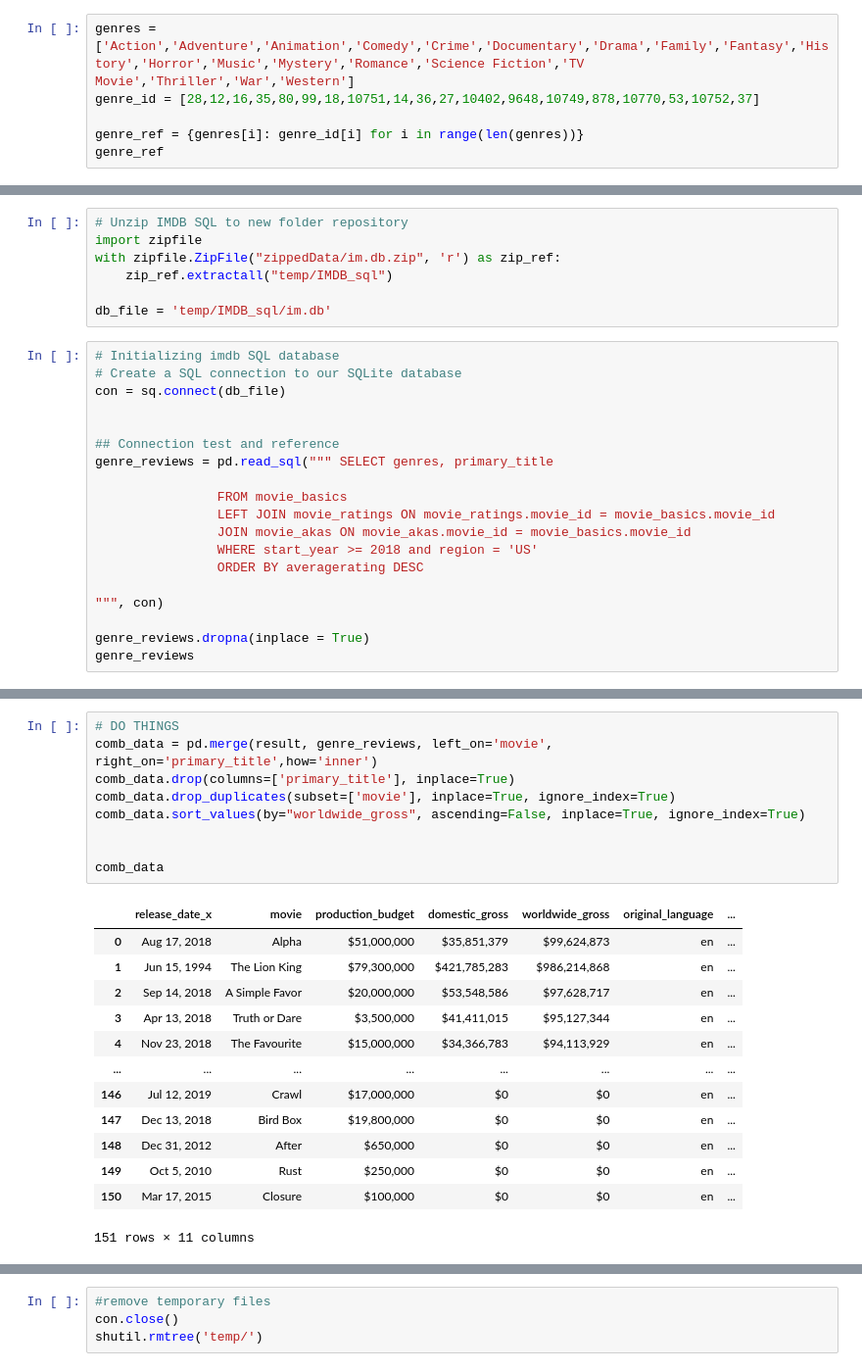
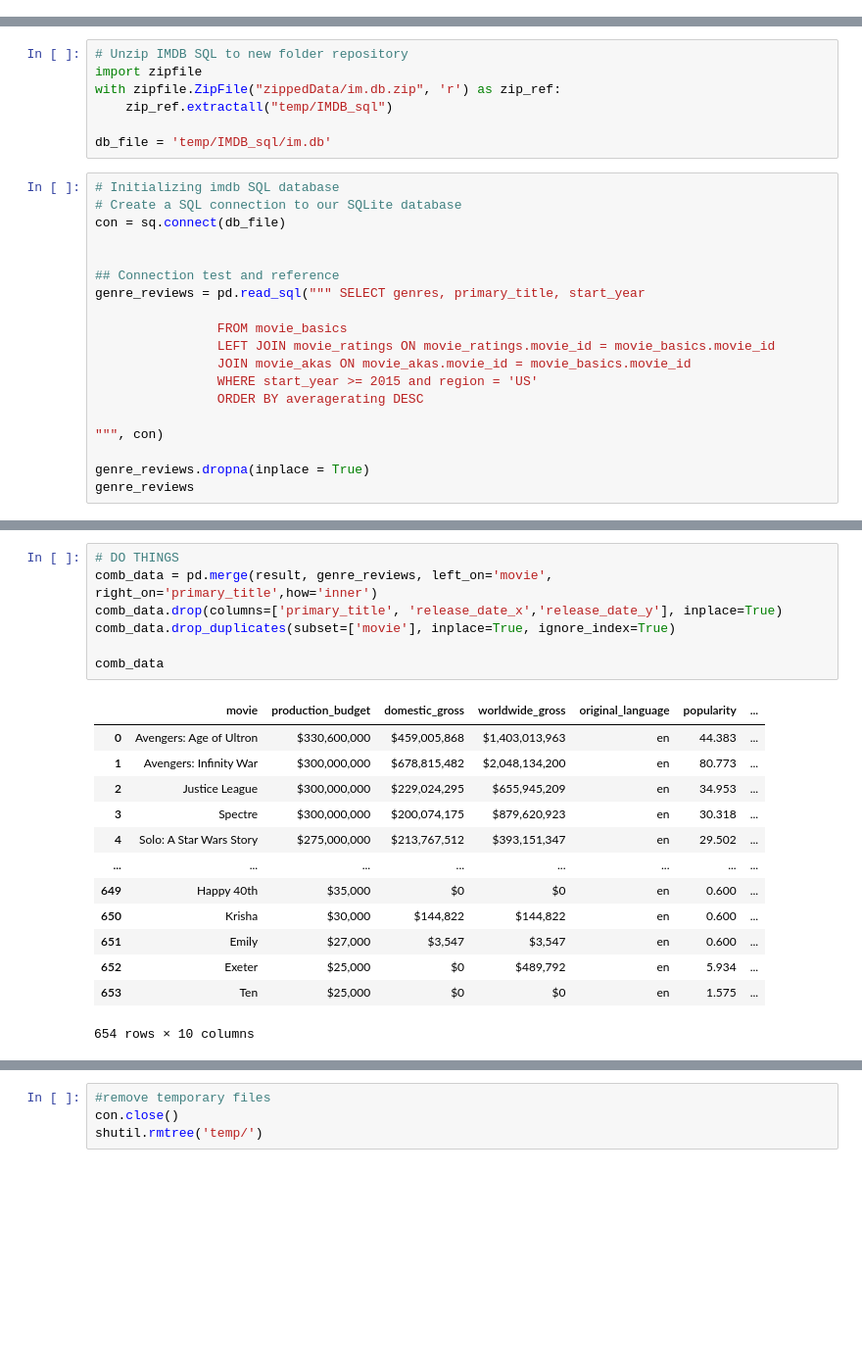
Before and after one commit to timiadejumo/phase1_group_project, a Jupyter notebook: br_budget_analysis.ipynb, the cells around one changed output, grey strips where cells are left out. Shown: that part at 98% size. Drawn from its saved outputs; the diff is of its cells as text; blank space fills up the shorter version.

Commit message:
Create plotting functions. Finish data cleaning

```diff
--- a/br_budget_analysis.ipynb
+++ b/br_budget_analysis.ipynb
@@ -33,9 +36,3 @@ for list_ in genre_ids:
     temp_item = genre_ids[counter].strip('][').split(', ')
     genre_list.append(temp_item)
     counter += 1
-# %%
-genres = ['Action','Adventure','Animation','Comedy','Crime','Documentary','Drama','Family','Fantasy','History','Horror','Music','Mystery','Romance','Science Fiction','TV Movie','Thriller','War','Western']
-genre_id = [28,12,16,35,80,99,18,10751,14,36,27,10402,9648,10749,878,10770,53,10752,37]
-
-genre_ref = {genres[i]: genre_id[i] for i in range(len(genres))}
-genre_ref
@@ -119,12 +96,12 @@ con = sq.connect(db_file)
 
 
 ## Connection test and reference
-genre_reviews = pd.read_sql(""" SELECT genres, primary_title
+genre_reviews = pd.read_sql(""" SELECT genres, primary_title, start_year
 
                 FROM movie_basics
                 LEFT JOIN movie_ratings ON movie_ratings.movie_id = movie_basics.movie_id
                 JOIN movie_akas ON movie_akas.movie_id = movie_basics.movie_id
-                WHERE start_year >= 2018 and region = 'US'
+                WHERE start_year >= 2015 and region = 'US'
                 ORDER BY averagerating DESC
 
 """, con)
@@ -148,23 +125,21 @@ genre_reviews
 # %%
 # DO THINGS
 comb_data = pd.merge(result, genre_reviews, left_on='movie', right_on='primary_title',how='inner')
-comb_data.drop(columns=['primary_title'], inplace=True)
+comb_data.drop(columns=['primary_title', 'release_date_x','release_date_y'], inplace=True)
 comb_data.drop_duplicates(subset=['movie'], inplace=True, ignore_index=True)
-comb_data.sort_values(by="worldwide_gross", ascending=False, inplace=True, ignore_index=True)
-
 
 comb_data
 # %% [output]
-|  | release_date_x | movie | production_budget | domestic_gross | worldwide_gross | original_language | ... |
-| 0 | Aug 17, 2018 | Alpha | $51,000,000 | $35,851,379 | $99,624,873 | en | ... |
-| 1 | Jun 15, 1994 | The Lion King | $79,300,000 | $421,785,283 | $986,214,868 | en | ... |
-| 2 | Sep 14, 2018 | A Simple Favor | $20,000,000 | $53,548,586 | $97,628,717 | en | ... |
-| 3 | Apr 13, 2018 | Truth or Dare | $3,500,000 | $41,411,015 | $95,127,344 | en | ... |
-| 4 | Nov 23, 2018 | The Favourite | $15,000,000 | $34,366,783 | $94,113,929 | en | ... |
+|  | movie | production_budget | domestic_gross | worldwide_gross | original_language | popularity | ... |
+| 0 | Avengers: Age of Ultron | $330,600,000 | $459,005,868 | $1,403,013,963 | en | 44.383 | ... |
+| 1 | Avengers: Infinity War | $300,000,000 | $678,815,482 | $2,048,134,200 | en | 80.773 | ... |
+| 2 | Justice League | $300,000,000 | $229,024,295 | $655,945,209 | en | 34.953 | ... |
+| 3 | Spectre | $300,000,000 | $200,074,175 | $879,620,923 | en | 30.318 | ... |
+| 4 | Solo: A Star Wars Story | $275,000,000 | $213,767,512 | $393,151,347 | en | 29.502 | ... |
 | ... | ... | ... | ... | ... | ... | ... | ... |
-| 146 | Jul 12, 2019 | Crawl | $17,000,000 | $0 | $0 | en | ... |
-| 147 | Dec 13, 2018 | Bird Box | $19,800,000 | $0 | $0 | en | ... |
-| 148 | Dec 31, 2012 | After | $650,000 | $0 | $0 | en | ... |
-| 149 | Oct 5, 2010 | Rust | $250,000 | $0 | $0 | en | ... |
-| 150 | Mar 17, 2015 | Closure | $100,000 | $0 | $0 | en | ... |
+| 649 | Happy 40th | $35,000 | $0 | $0 | en | 0.600 | ... |
+| 650 | Krisha | $30,000 | $144,822 | $144,822 | en | 0.600 | ... |
+| 651 | Emily | $27,000 | $3,547 | $3,547 | en | 0.600 | ... |
+| 652 | Exeter | $25,000 | $0 | $489,792 | en | 5.934 | ... |
+| 653 | Ten | $25,000 | $0 | $0 | en | 1.575 | ... |
-151 rows × 11 columns
+654 rows × 10 columns
```
Also changed, not shown: parts of 17 cells of this notebook.
